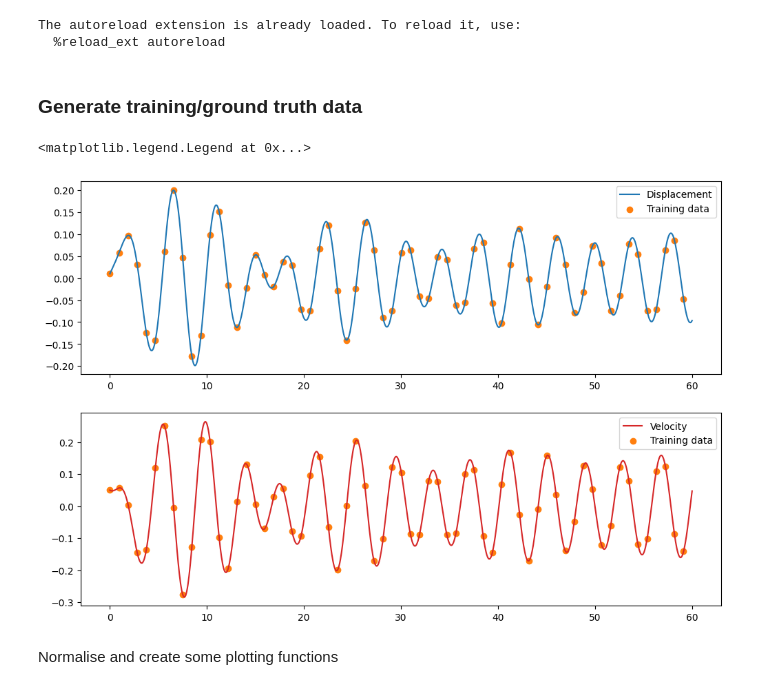
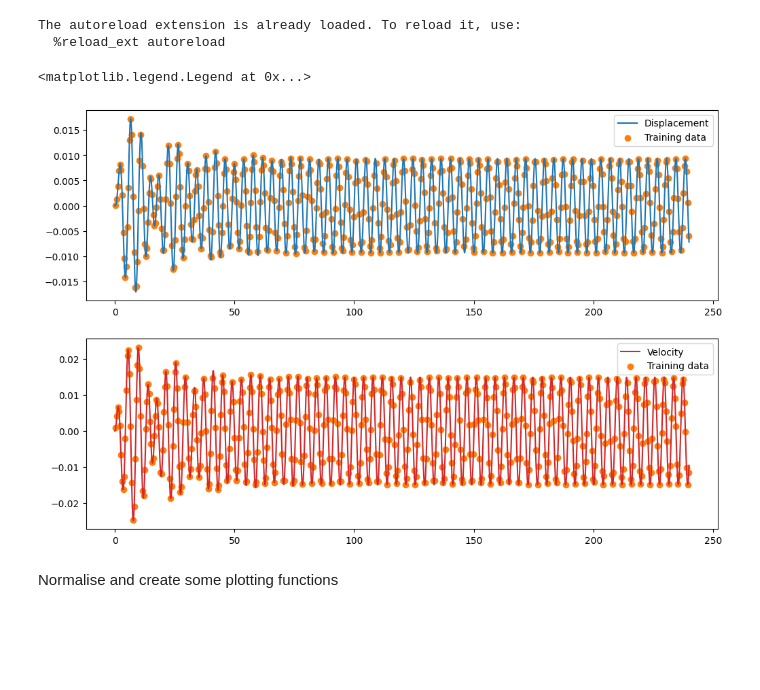
Before and after one commit to MarcusHA94/structural-dynamics-pinns, a Jupyter notebook: sdof_osa/sdof_forced_osa.ipynb, the cells around one changed output. Saved outputs shown, nothing was run; the diff lists cells and outputs as text; code cells hidden in the pictures; blank space fills up the shorter version.

```diff
--- a/sdof_osa/sdof_forced_osa.ipynb
+++ b/sdof_osa/sdof_forced_osa.ipynb
@@ -58,10 +46,43 @@ excitation["F"] = F.reshape(-1)
-# %% [markdown]
-### Generate training/ground truth data
 # %%
+nt = 2048
+time = np.linspace(0,240,nt)
+
+F0 = 0.1  # N
+
+excitation = {
+    "type" : "sinusoid",
+    "F0" : F0,
+    "w" : 1.6  # rad/s
+}
+
+# excitation = {
+#     "type" : "rand_phase_ms",
+#     "F0" : F0,
+#     "freqs" :   np.array([0.7, 0.85, 1.6, 1.8]),
+#     "Sx" :      np.array([1.0, 1.0, 1.0, 1.0])
+# }
+
+# excitation = {
+#     "type" : "white_gaussian",
+#     "F0" : F0,
+#     "offset" :   0.0
+# }
+
+# excitation = {
+#     "type" : "sine_sweep",
+#     "F0" : F0,
+#     "w" :   np.array([0.4, 2.8]),
+#     "scale" :  "linear"
+# }
+
+F = generate_excitation(time, **excitation)
+excitation["F"] = F.reshape(-1)
+### Generate training/ground truth data
 m = 10.0
 c = 1.0
 k = 15.0
-excitation["F_tild"] = excitation["F"]/m
+k3 = 20.0
+excitation["F_tild"] = torch.tensor(excitation["F"]/m, dtype=torch.float32)
 
 wn = np.sqrt(k/m)
 zeta = c/(2*m*wn)
@@ -69,45 +90,55 @@ wd = wn*np.sqrt(1-zeta**2)
 
 k_tild = k/m
 c_tild = c/m
+k3_tild = k3/m
 
 config = {
-    "nonlinearity" : "linear",
+    "time_" : time,
+    "nonlinearity" : "cubic",
     "m_norm" : True,
     "params" : {
         "k_tild" : k_tild,
-        "c_tild" : c_tild
+        "c_tild" : c_tild,
+        "k3_tild" : k3_tild
     },
     "init_conds" : {
-        "x0" : 0.01,
-        "v0" : 0.05
+        "x0" : 0.0,
+        "v0" : 0.0
     },
     "forcing" : excitation
 }
 
 xx, vv = sdof_solution(time, **config)
 time = torch.tensor(time).view(-1,1).to(torch.float32)
 
 # slice out a number of points
-sub_ind = np.arange(0, int(nt/1), 16)
+sampler = qmc.Sobol(d=1)
+sub_ind = np.sort(sampler.integers(l_bounds=nt, n=int(nt/4)), axis=0)
+# sub_ind = np.arange(0, int(nt/1), 3)
 
 t_data = time[sub_ind]
 x_data = xx[sub_ind]
 v_data = vv[sub_ind]
+F_data = excitation['F_tild'][sub_ind]
 
 T = t_data[1].item()-t_data[0].item()
 
 fig, axs = plt.subplots(2,1,figsize=(12,8))
 
 axs[0].plot(time, xx, color="tab:blue", label="Displacement")
 axs[0].scatter(t_data, x_data, color="tab:orange", label="Training data")
 axs[0].legend()
+# axs02 = axs[0].twinx()
+# axs02.plot(time, excitation['F_tild'], color="tab:olive", alpha=0.4, label="Forcing")
+# axs02.scatter(t_data, F_data, color="tab:cyan", label="Training data")
+# axs02.legend()
 
 axs[1].plot(time, vv, color="tab:red", label="Velocity")
 axs[1].scatter(t_data, v_data, color="tab:orange", label="Training data")
 axs[1].legend()
 # %% [output]
 <matplotlib.legend.Legend at 0x...>
-[figure, old version]
+[figure, new version]
 # %% [markdown]
 Normalise and create some plotting functions
 # %%
```
Also changed, not shown: parts of 7 cells of this notebook, 30 other files.
